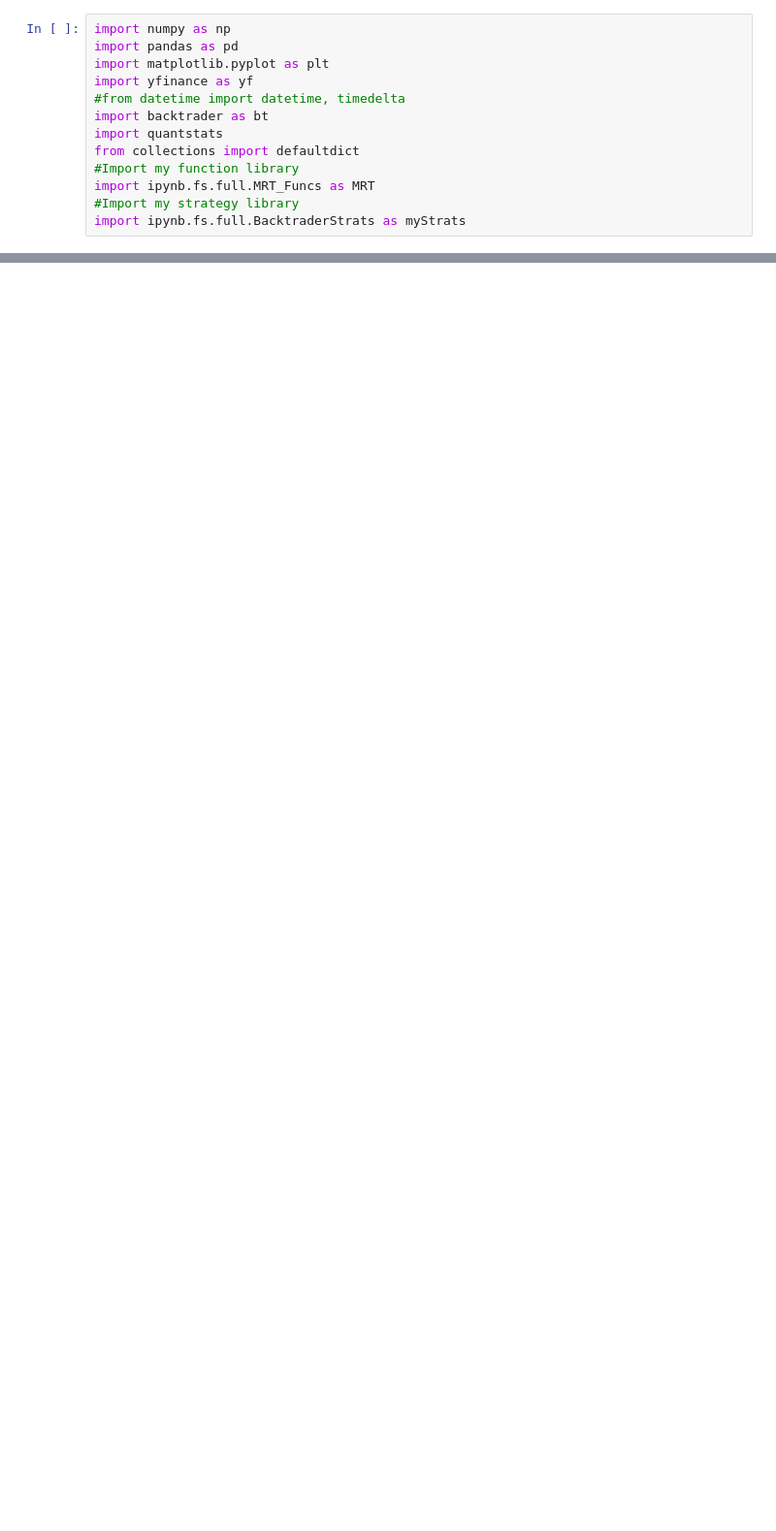
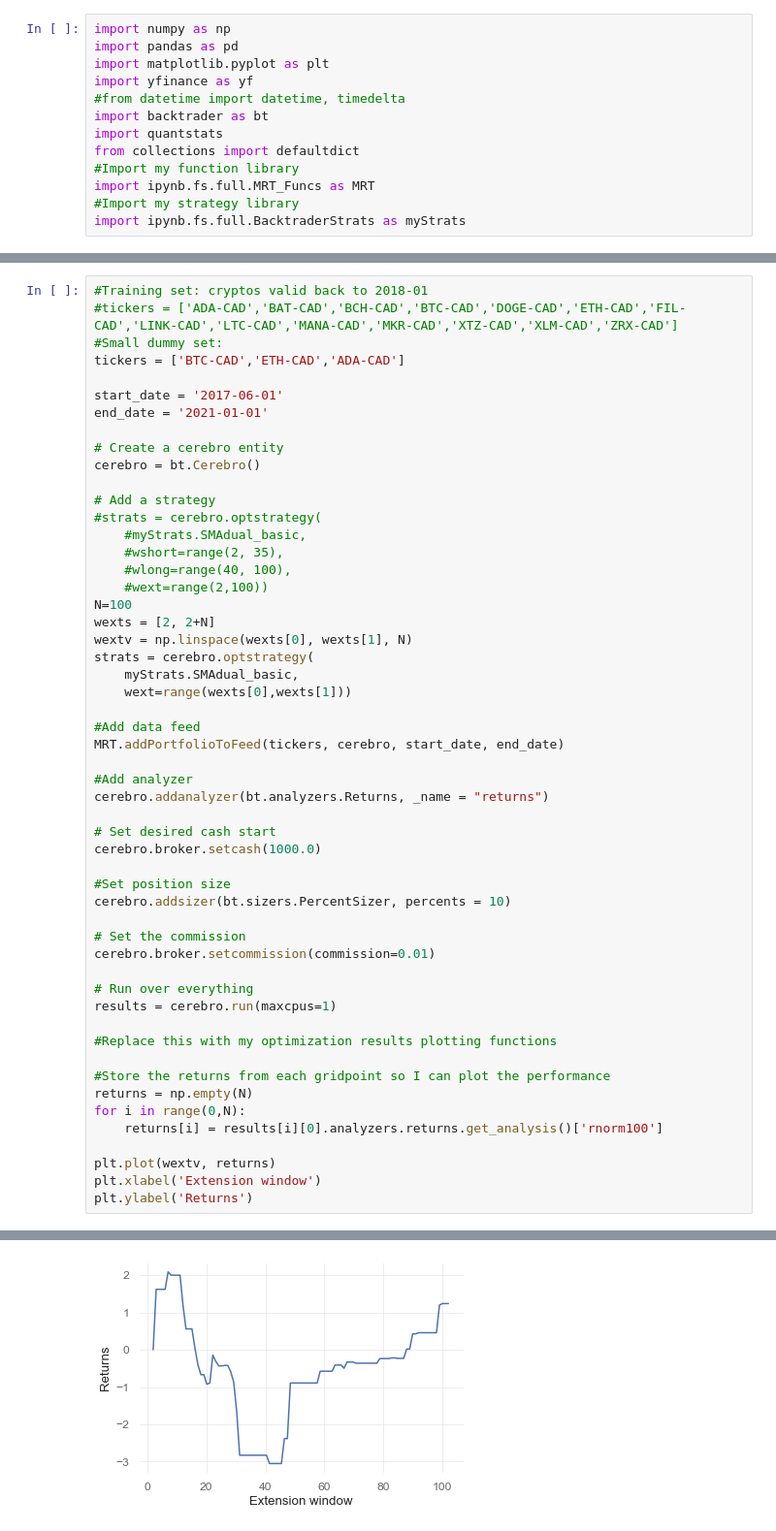
Before and after one commit to nlefrancois6/Investing-Strategy, a Jupyter notebook: Backtrader Testing.ipynb, the cells around one changed output, grey strips where cells are left out. Shown at 97% size. Drawn from its saved outputs; the diff is of its cells as text; blank space fills up the shorter version.

Commit message:
Add single-variable backtrader optimization

```diff
--- a/Backtrader Testing.ipynb
+++ b/Backtrader Testing.ipynb
@@ -115,0 +122,54 @@ PnL: -6.26
+# %%
+#Training set: cryptos valid back to 2018-01
+#tickers = ['ADA-CAD','BAT-CAD','BCH-CAD','BTC-CAD','DOGE-CAD','ETH-CAD','FIL-CAD','LINK-CAD','LTC-CAD','MANA-CAD','MKR-CAD','XTZ-CAD','XLM-CAD','ZRX-CAD']
+#Small dummy set:
+tickers = ['BTC-CAD','ETH-CAD','ADA-CAD']
+
+start_date = '2017-06-01'
+end_date = '2021-01-01'
+
+# Create a cerebro entity
+cerebro = bt.Cerebro()
+
+# Add a strategy
+#strats = cerebro.optstrategy(
+    #myStrats.SMAdual_basic,
+    #wshort=range(2, 35),
+    #wlong=range(40, 100),
+    #wext=range(2,100))
+N=100
+wexts = [2, 2+N]
+wextv = np.linspace(wexts[0], wexts[1], N)
+strats = cerebro.optstrategy(
+    myStrats.SMAdual_basic,
+    wext=range(wexts[0],wexts[1]))
+
+#Add data feed
+MRT.addPortfolioToFeed(tickers, cerebro, start_date, end_date)
+
+#Add analyzer
+cerebro.addanalyzer(bt.analyzers.Returns, _name = "returns")
+
+# Set desired cash start
+cerebro.broker.setcash(1000.0)
+
+#Set position size
+cerebro.addsizer(bt.sizers.PercentSizer, percents = 10)
+
+# Set the commission
+cerebro.broker.setcommission(commission=0.01)
+
+# Run over everything
+results = cerebro.run(maxcpus=1)
+
+#Replace this with my optimization results plotting functions
+
+#Store the returns from each gridpoint so I can plot the performance
+returns = np.empty(N)
+for i in range(0,N):
+    returns[i] = results[i][0].analyzers.returns.get_analysis()['rnorm100']
+
+plt.plot(wextv, returns)
+plt.xlabel('Extension window')
+plt.ylabel('Returns')
+# %% [output]
@@ -115,0 +180 @@ PnL: -6.26
+[figure, added]
```
Also changed, not shown: parts of 3 cells of this notebook, 1 other file.
